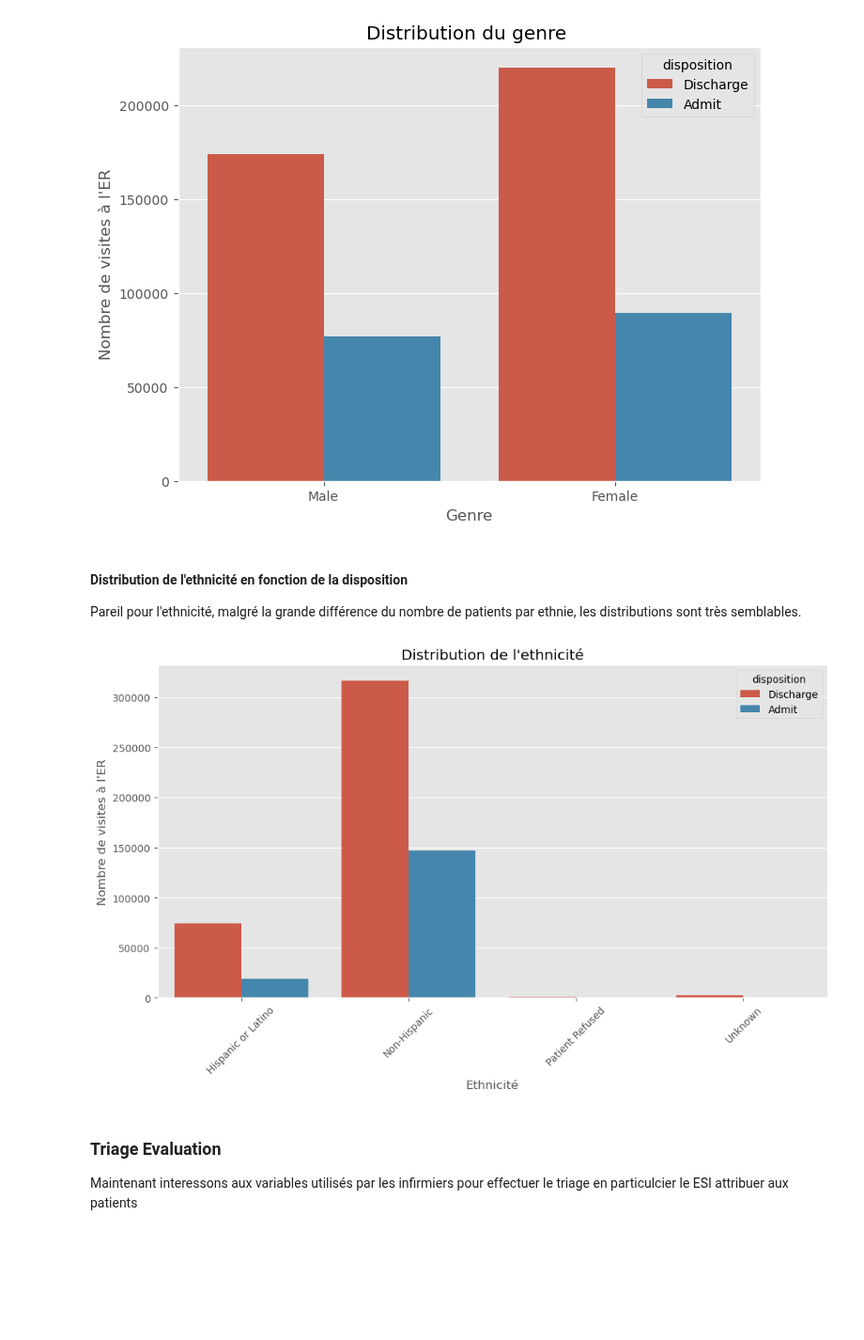
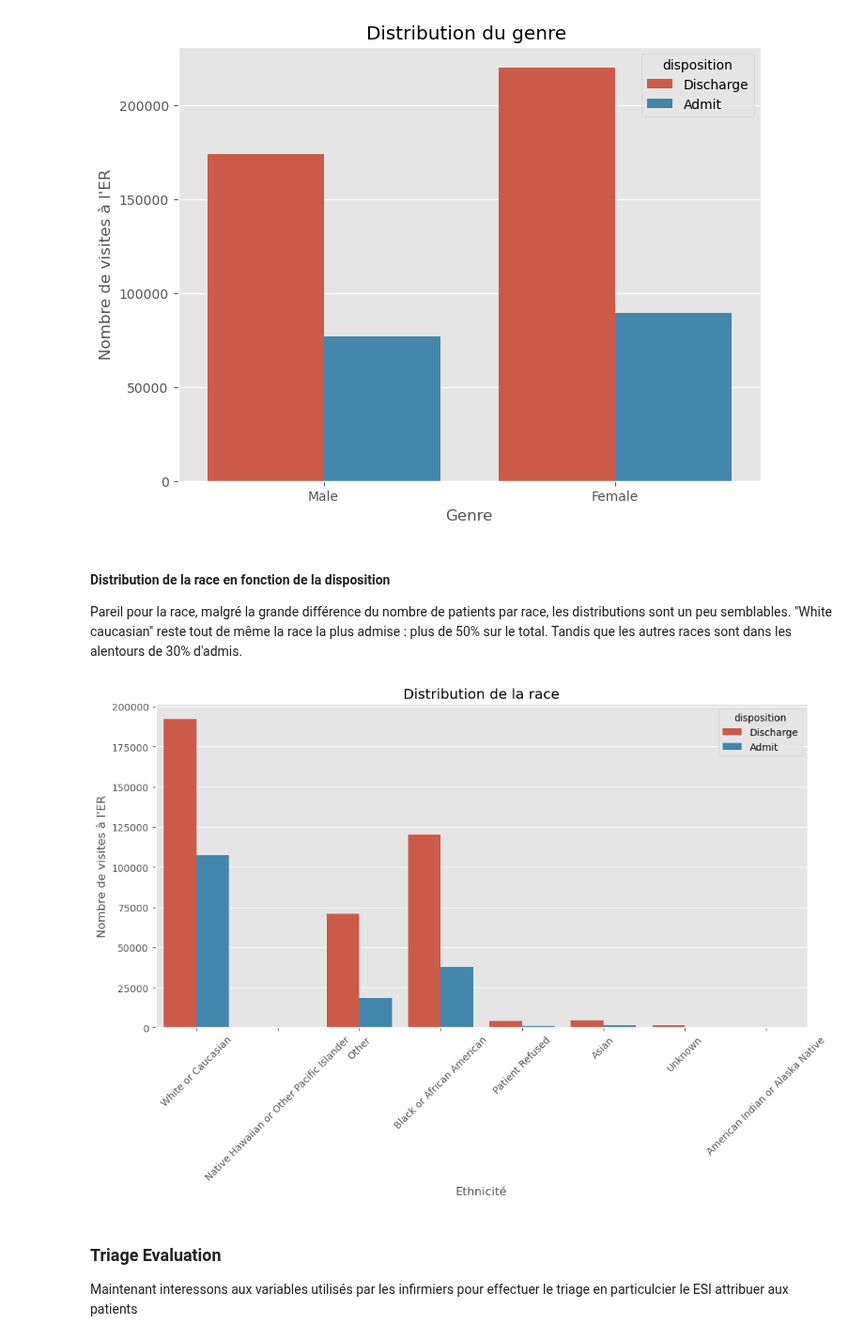
Before and after one commit to Mawbhe/Predicting-hospital-admission, a Jupyter notebook: main.ipynb, the cells around one changed output. Shown at 94% size. Drawn from its saved outputs; the diff is of its cells as text; code cells hidden in the pictures; blank space fills up the shorter version.

```diff
--- a/main.ipynb
+++ b/main.ipynb
@@ -185,0 +208,20 @@ plt.show()
+# %%
+from scipy.stats import ttest_ind
+
+# Convert 'disposition' to numeric values (if it contains strings)
+demo['disposition'] = demo['disposition'].map({'Admit': 1, 'Discharge': 0})
+
+# Using .loc to select ages for admissions and discharges
+admissions_age = demo.loc[demo['disposition'] == 1, 'age']
+discharges_age = demo.loc[demo['disposition'] == 0, 'age']
+
+# Print the number of observations in each group
+print(f"Number of admissions: {len(admissions_age)}")
+print(f"Number of discharges: {len(discharges_age)}")
+
+# Performing the t-test if both groups have observations
+if len(admissions_age) > 0 and len(discharges_age) > 0:
+    t_stat, p_value = ttest_ind(admissions_age, discharges_age, equal_var=False)
+    print(f"Results of the t-test for age between admissions and discharges:\nT-statistic = {t_stat}, p-value = {p_value}")
+else:
+    print("Insufficient data to perform the t-test.")
@@ -206,19 +258,19 @@ plt.show()
 # %% [output]
 [figure]
 # %% [markdown]
-#### Distribution de l'ethnicité en fonction de la disposition
+#### Distribution de la race en fonction de la disposition
 
-Pareil pour l'ethnicité, malgré la grande différence du nombre de patients par ethnie, les distributions sont très semblables.
+Pareil pour la race, malgré la grande différence du nombre de patients par race, les distributions sont un peu semblables. "White caucasian" reste tout de même la race la plus admise : plus de 50% sur le total. Tandis que les autres races sont dans les alentours de 30% d'admis.
 # %%
 plt.figure(figsize=(12, 6))
-sns.countplot(x='ethnicity', hue='disposition', data=demo)
-plt.title('Distribution de l\'ethnicité')
+sns.countplot(x='race', hue='disposition', data=demo)
+plt.title('Distribution de la race')
 plt.xlabel('Ethnicité')
 plt.ylabel('Nombre de visites à l\'ER')
 plt.xticks(rotation=45)
 plt.show()
 # %% [output]
-[figure, old version]
+[figure, new version]
 # %% [markdown]
 ### Triage Evaluation
 
```
Also changed, not shown: parts of 23 cells of this notebook, 1 other file.
